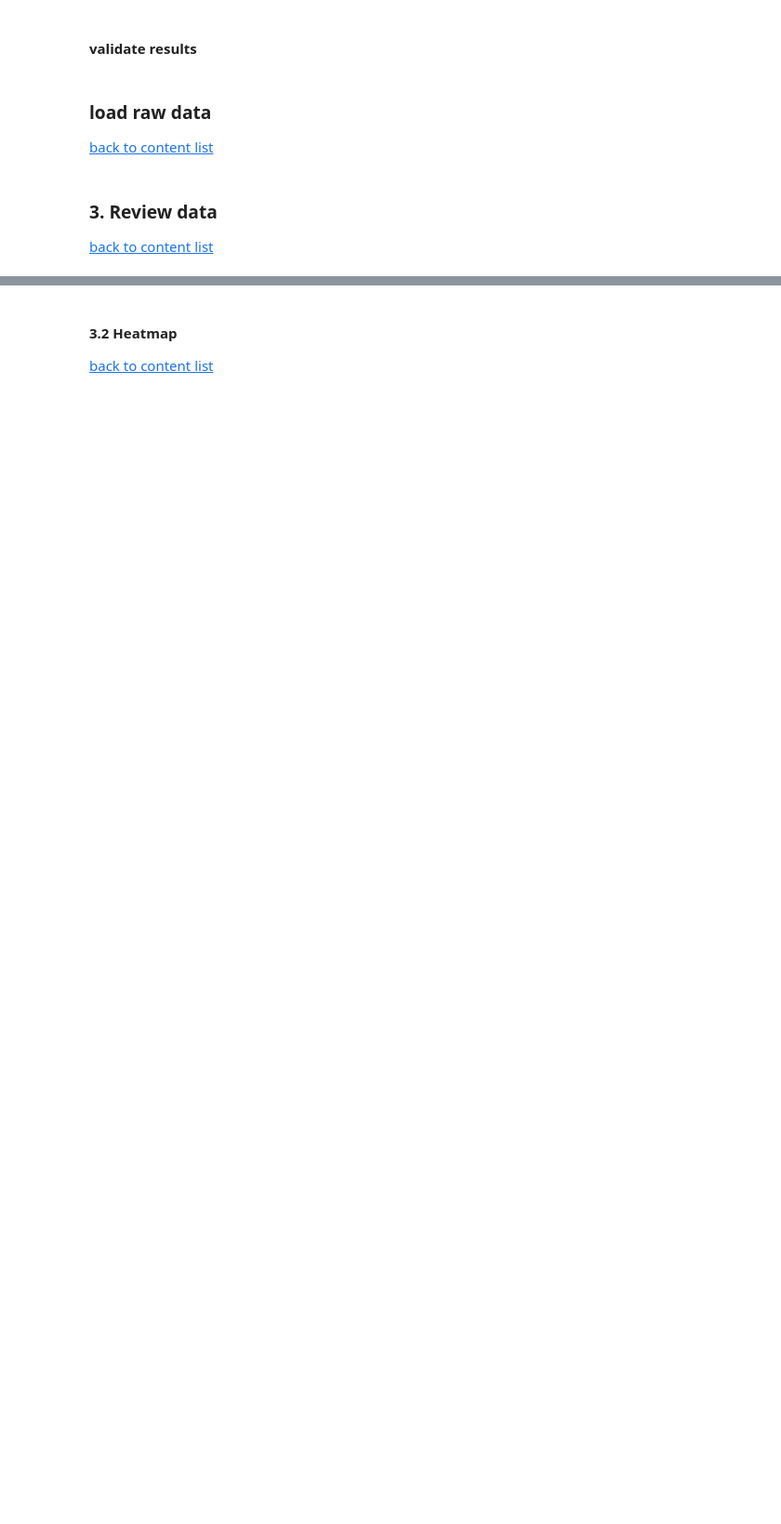
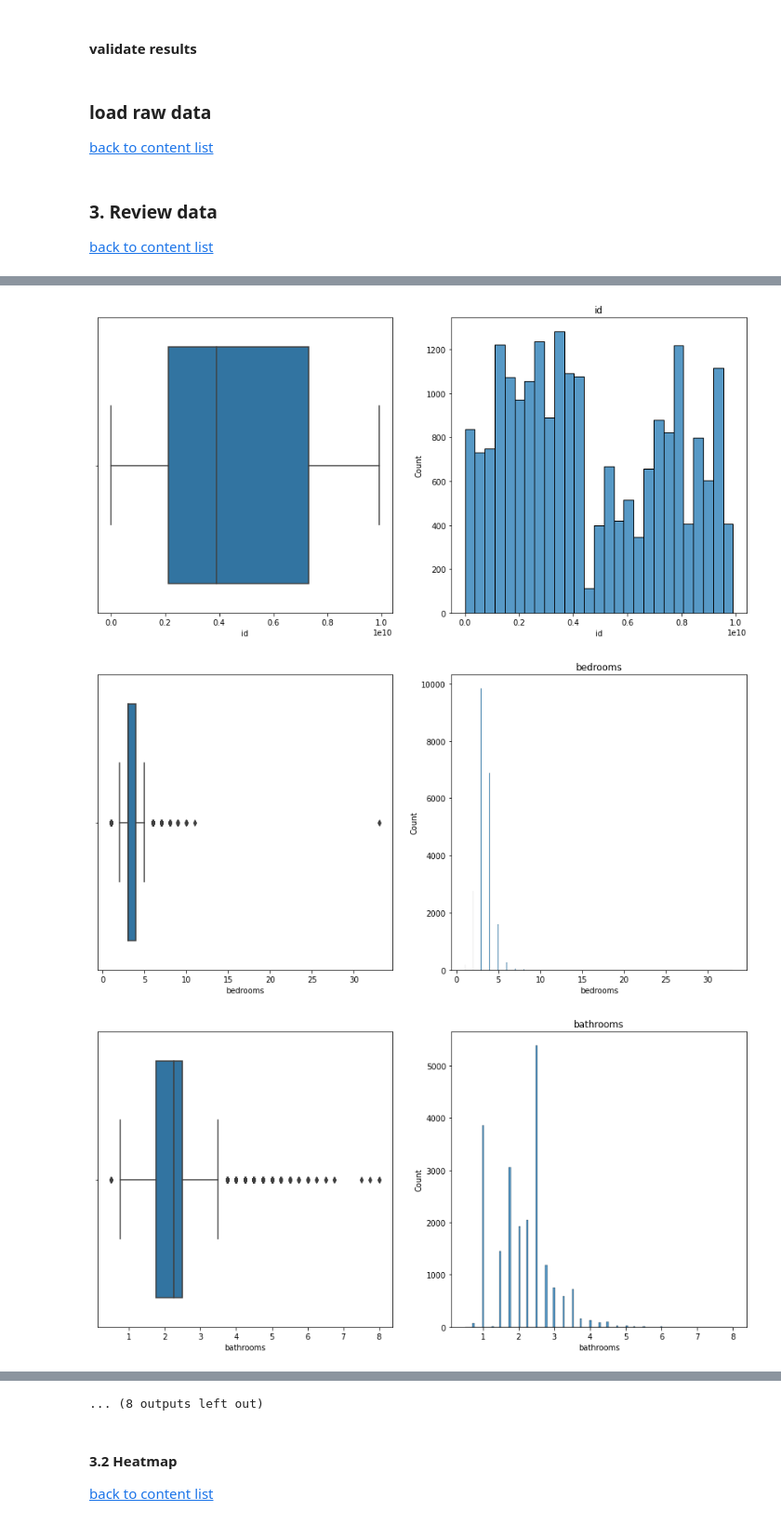
Before and after one commit to Denny-Meyer/IronHack_mid_term_real_state_regression, a Jupyter notebook: source_code/data_analytics_denny.ipynb, the cells around one changed output, grey strips where cells are left out. Shown at 93% size. Saved outputs shown, nothing was run; the diff lists cells and outputs as text; code cells hidden in the pictures; blank space fills up the shorter version.

```diff
--- a/source_code/data_analytics_denny.ipynb
+++ b/source_code/data_analytics_denny.ipynb
@@ -370,3 +398,7 @@ raw_data.head()
 # %%
 # analyze raw data
-#plot_numeric(raw_data)
+plot_numeric(raw_data)
+# %% [output]
+[figure, added]
+[figure, added]
+[figure, added]
@@ -373,3 +414,4 @@ raw_data.head()
+... (8 outputs left out)
 # %% [markdown]
 #### 3.2 Heatmap
 <a id='heatmap'></a>
```
Also changed, not shown: parts of 43 cells of this notebook.
